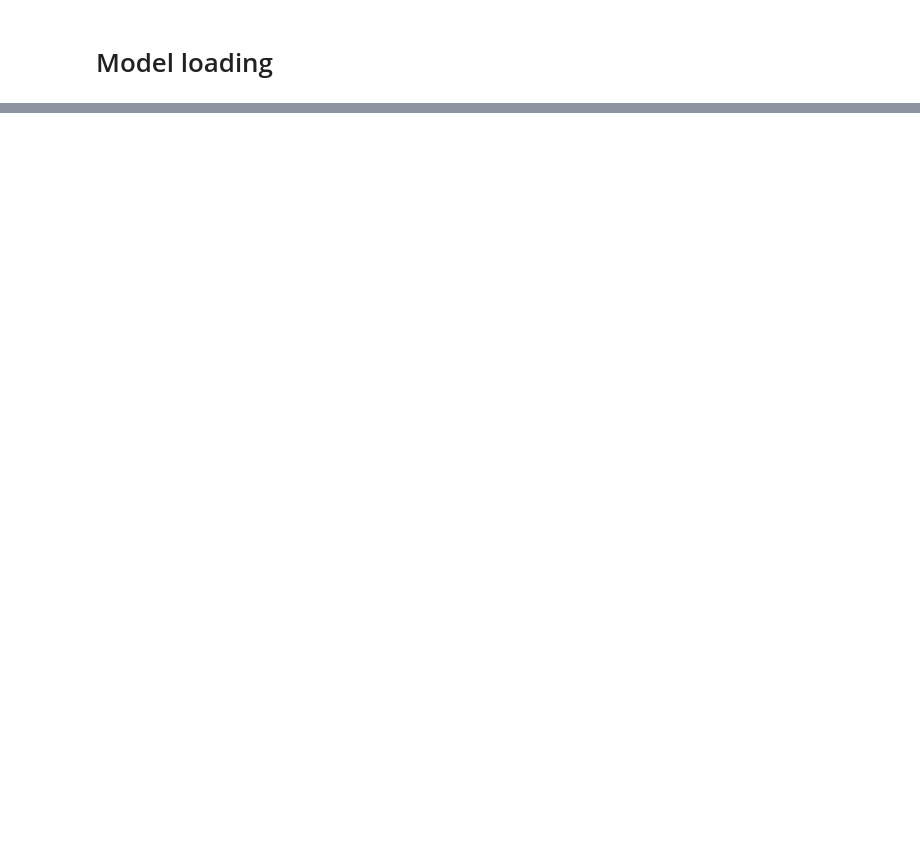
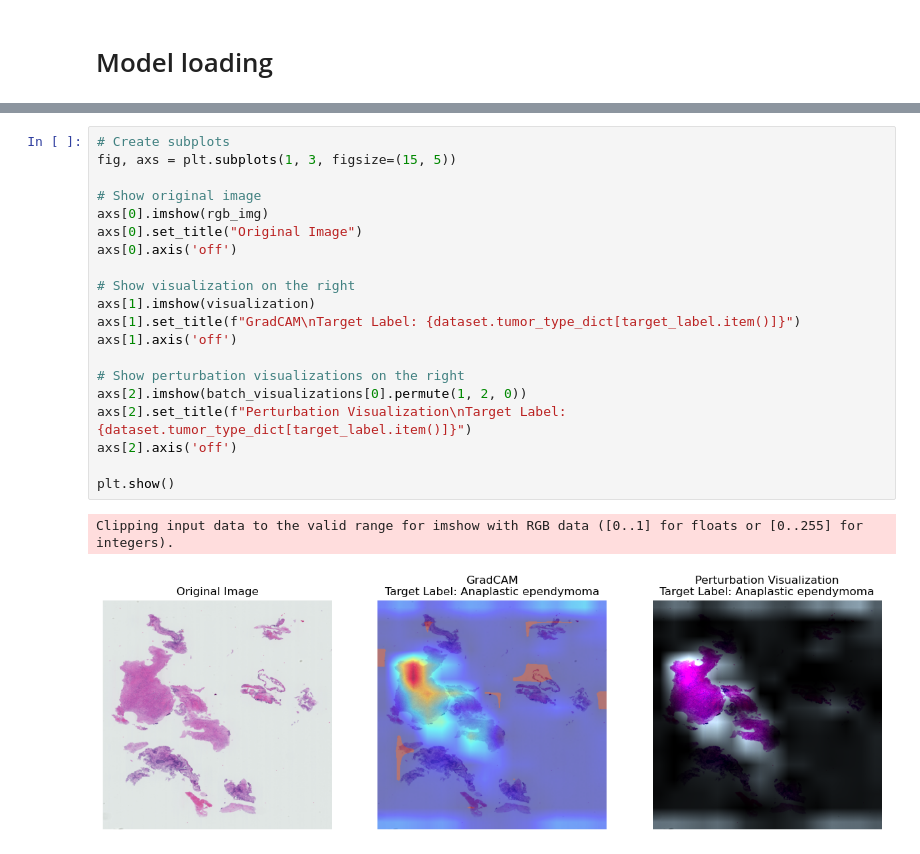
Before and after one commit to zebleck/Brain-Tumour-Analysis, a Jupyter notebook: VGG16 Training.ipynb, the cells around one changed output, grey strips where cells are left out. Cells and saved outputs as stored; diff of their text form; blank space fills up the shorter version.

```diff
--- a/VGG16 Training.ipynb
+++ b/VGG16 Training.ipynb
@@ -187,3 +811,26 @@ model.classifier = nn.Sequential(
+# %%
+# Create subplots
+fig, axs = plt.subplots(1, 3, figsize=(15, 5))
+
+# Show original image
+axs[0].imshow(rgb_img)
+axs[0].set_title("Original Image")
+axs[0].axis('off')
+
+# Show visualization on the right
+axs[1].imshow(visualization)
+axs[1].set_title(f"GradCAM\nTarget Label: {dataset.tumor_type_dict[target_label.item()]}")
+axs[1].axis('off')
+
+# Show perturbation visualizations on the right
+axs[2].imshow(batch_visualizations[0].permute(1, 2, 0))
+axs[2].set_title(f"Perturbation Visualization\nTarget Label: {dataset.tumor_type_dict[target_label.item()]}")
+axs[2].axis('off')
+
+plt.show()
+# %% [output]
+Clipping input data to the valid range for imshow with RGB data ([0..1] for floats or [0..255] for integers).
+[figure, added]
 # %%
 '''model.eval()
 
```
Also changed, not shown: parts of 29 cells of this notebook, 2 other files.
